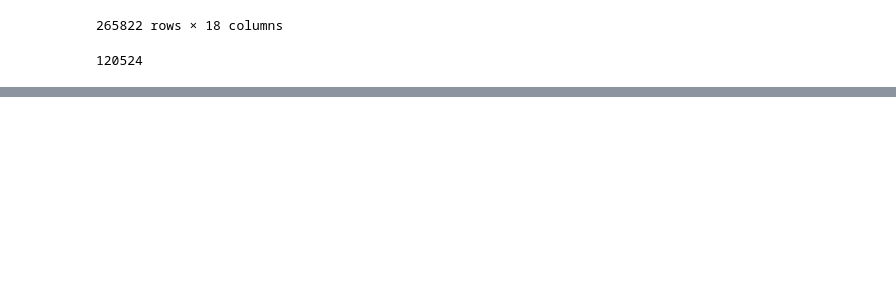
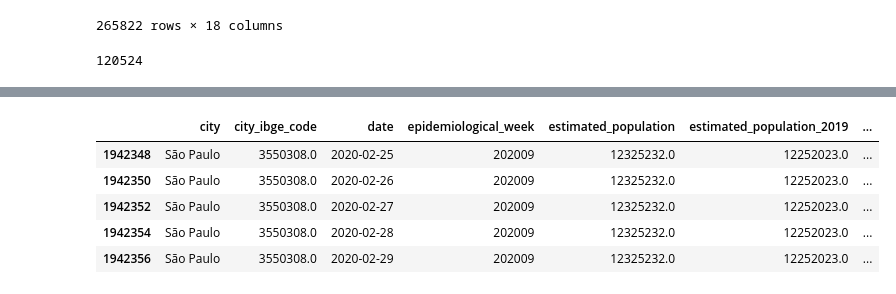
Before and after one commit to natfontanesi/Projeto_Modulo_4, a Jupyter notebook: teste_projeto.ipynb, the cells around one changed output, grey strips where cells are left out. Cells and saved outputs as stored; diff of their text form; code cells hidden in the pictures; blank space fills up the shorter version.

```diff
--- a/teste_projeto.ipynb
+++ b/teste_projeto.ipynb
@@ -81,0 +85,9 @@ sp['new_deaths'].sum() #nesse valor tem que tirar os nulos, que são o do estado
+# %%
+sp.head()
+# %% [output]
+|  | city | city_ibge_code | date | epidemiological_week | estimated_population | estimated_population_2019 | ... |
+| 1942348 | São Paulo | 3550308.0 | 2020-02-25 | 202009 | 12325232.0 | 12252023.0 | ... |
+| 1942350 | São Paulo | 3550308.0 | 2020-02-26 | 202009 | 12325232.0 | 12252023.0 | ... |
+| 1942352 | São Paulo | 3550308.0 | 2020-02-27 | 202009 | 12325232.0 | 12252023.0 | ... |
+| 1942354 | São Paulo | 3550308.0 | 2020-02-28 | 202009 | 12325232.0 | 12252023.0 | ... |
+| 1942356 | São Paulo | 3550308.0 | 2020-02-29 | 202009 | 12325232.0 | 12252023.0 | ... |
```
Also changed, not shown: parts of 7 cells of this notebook.
